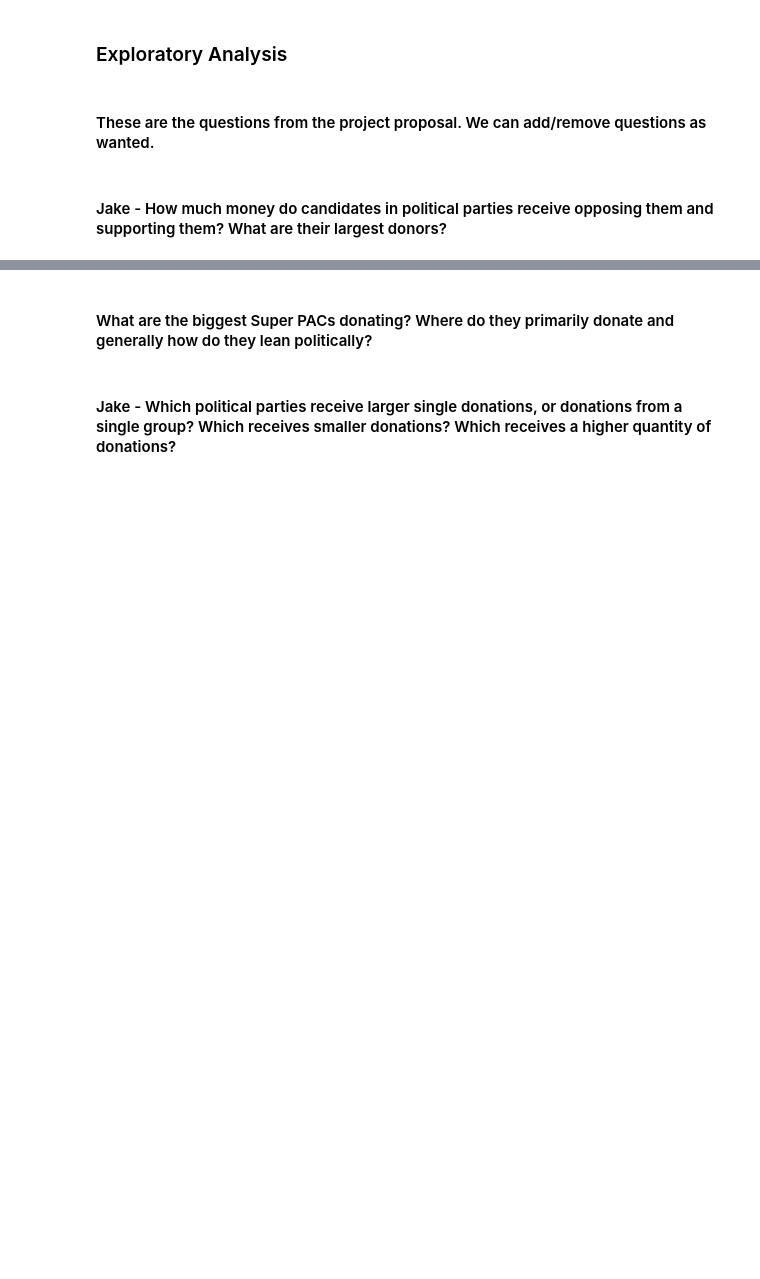
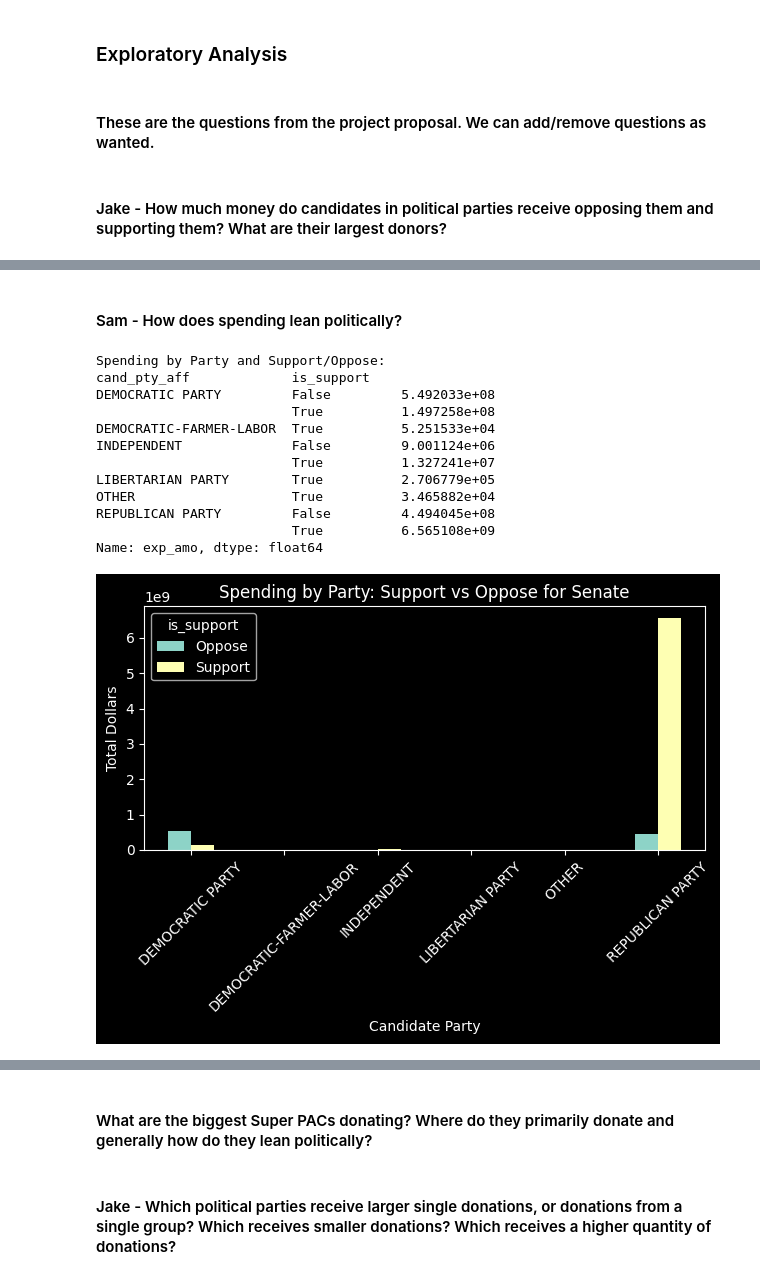
Before and after one commit to magicdracon/Data-Science-Final-Project, a Jupyter notebook: main.ipynb, the cells around one changed output, grey strips where cells are left out. Saved outputs shown, nothing was run; the diff lists cells and outputs as text; code cells hidden in the pictures; blank space fills up the shorter version.

```diff
--- a/main.ipynb
+++ b/main.ipynb
@@ -128,0 +245,30 @@ largeDemocratExpendituresDataFrame.head()
+# %% [markdown]
+#### Sam - How does spending lean politically?
+# %%
+party_spending = expendituresDataFrame.groupby(["cand_pty_aff", "is_support"])["exp_amo"].sum()
+
+print("Spending by Party and Support/Oppose: ")
+print(party_spending)
+print()
+# Spending by party graph
+party_spending.unstack().rename(columns={False: "Oppose", True: "Support"}).plot(kind="bar")
+plt.title("Spending by Party: Support vs Oppose for Senate")
+plt.xlabel("Candidate Party")
+plt.ylabel("Total Dollars")
+plt.xticks(rotation=45)
+plt.tight_layout()
+plt.show()
+# %% [output]
+Spending by Party and Support/Oppose:
+cand_pty_aff             is_support
+DEMOCRATIC PARTY         False         5.492033e+08
+                         True          1.497258e+08
+DEMOCRATIC-FARMER-LABOR  True          5.251533e+04
+INDEPENDENT              False         9.001124e+06
+                         True          1.327241e+07
+LIBERTARIAN PARTY        True          2.706779e+05
+OTHER                    True          3.465882e+04
+REPUBLICAN PARTY         False         4.494045e+08
+                         True          6.565108e+09
+Name: exp_amo, dtype: float64
+[figure, added]
```
Also changed, not shown: parts of 18 cells of this notebook.
